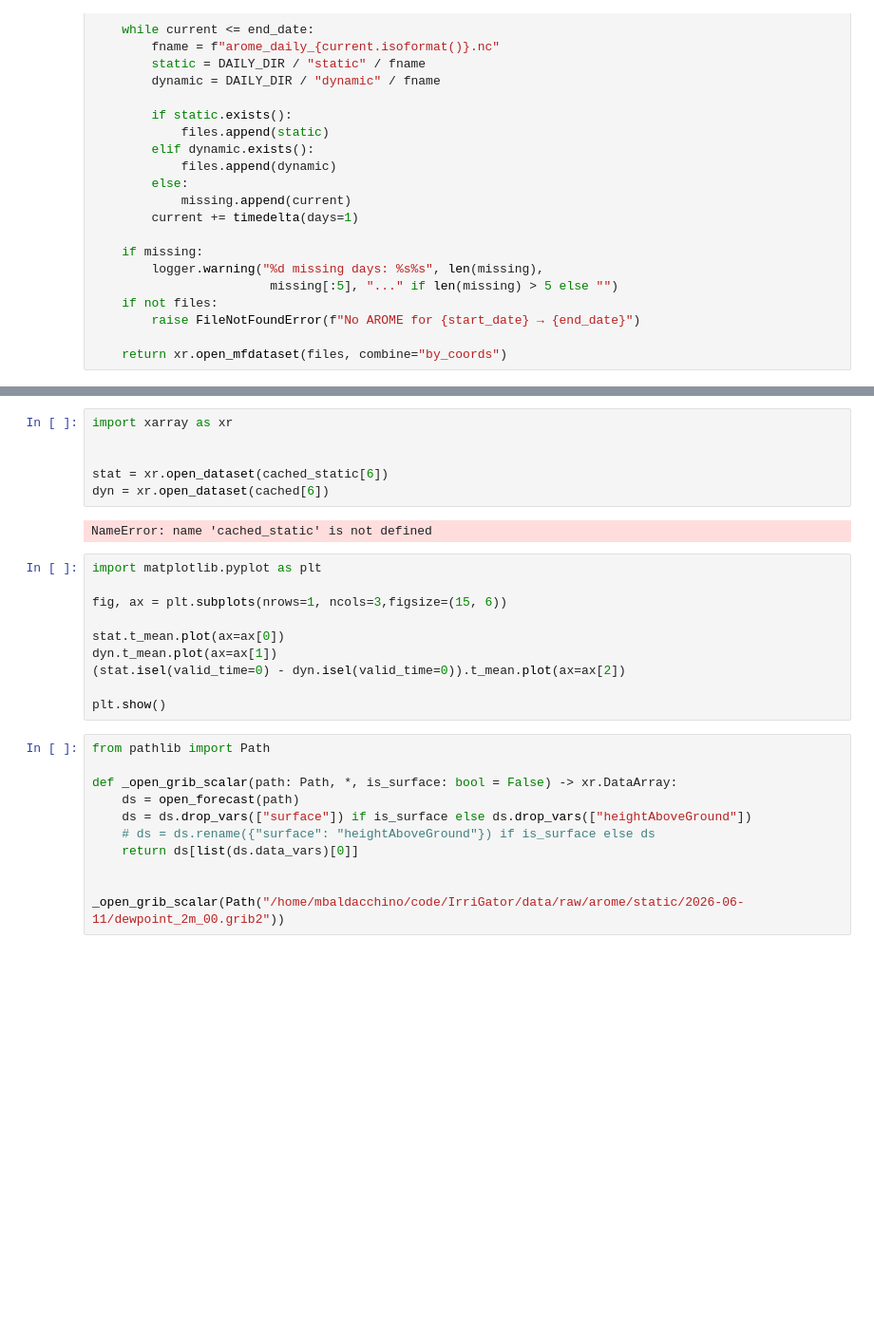
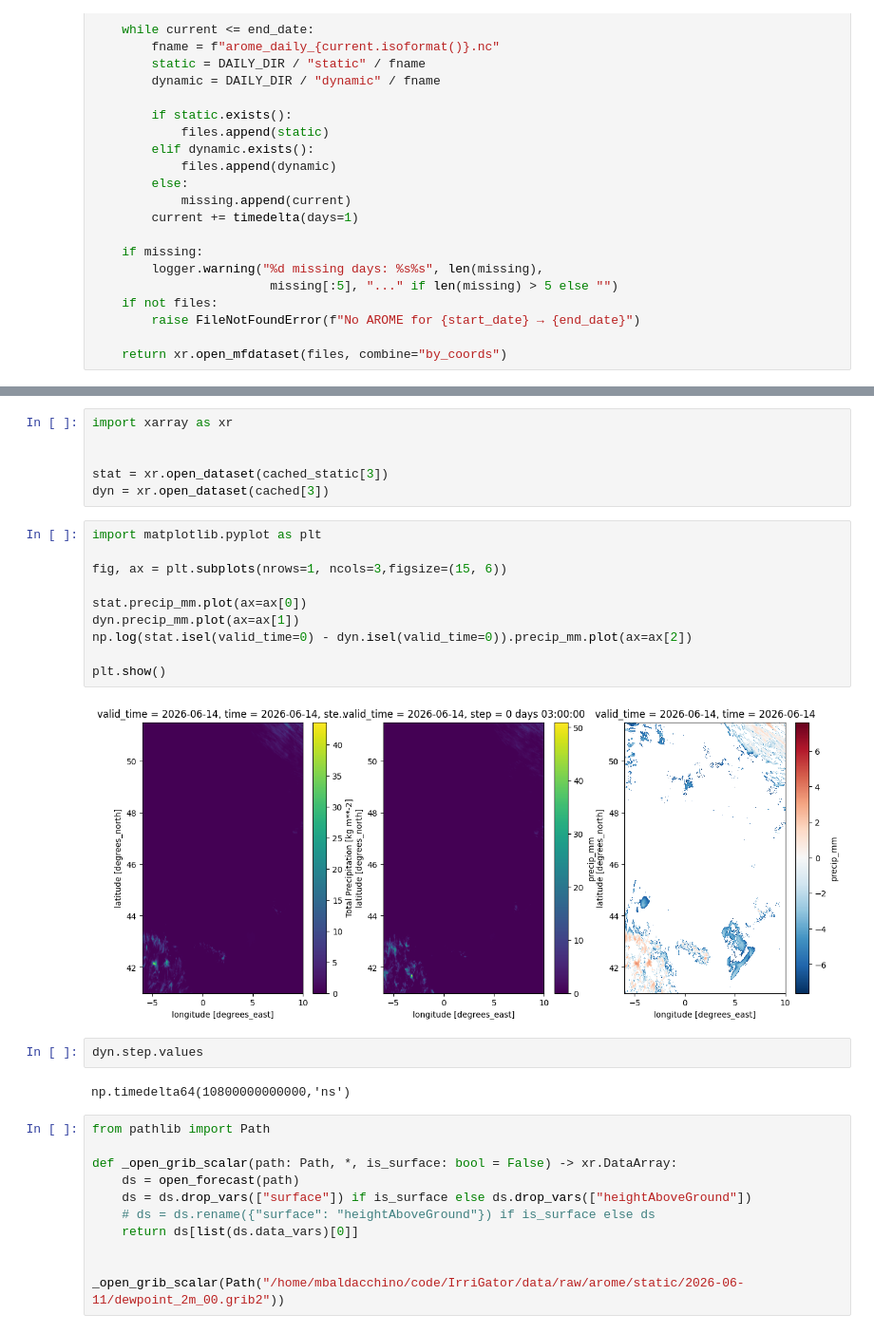
Before and after one commit to Catmosphere314/IrriGator, a Jupyter notebook: notebook/88_arome_fetch_FR.ipynb, the cells around one changed output, grey strips where cells are left out. Shown at 95% size. Cells and saved outputs as stored; diff of their text form; blank space fills up the shorter version.

```diff
--- a/notebook/88_arome_fetch_FR.ipynb
+++ b/notebook/88_arome_fetch_FR.ipynb
@@ -1104,20 +910,24 @@ DYNAMIC: 9 files
 import xarray as xr
 
 
-stat = xr.open_dataset(cached_static[6])
-dyn = xr.open_dataset(cached[6])
+stat = xr.open_dataset(cached_static[3])
+dyn = xr.open_dataset(cached[3])
-# %% [output]
-NameError: name 'cached_static' is not defined
 # %%
 import matplotlib.pyplot as plt
 
 fig, ax = plt.subplots(nrows=1, ncols=3,figsize=(15, 6))
 
-stat.t_mean.plot(ax=ax[0])
-dyn.t_mean.plot(ax=ax[1])
-(stat.isel(valid_time=0) - dyn.isel(valid_time=0)).t_mean.plot(ax=ax[2])
+stat.precip_mm.plot(ax=ax[0])
+dyn.precip_mm.plot(ax=ax[1])
+np.log(stat.isel(valid_time=0) - dyn.isel(valid_time=0)).precip_mm.plot(ax=ax[2])
 
 plt.show()
+# %% [output]
+[figure, added]
+# %%
+dyn.step.values
+# %% [output]
+np.timedelta64(10800000000000,'ns')
 # %%
 from pathlib import Path
 
```
Also changed, not shown: parts of 8 cells of this notebook.
